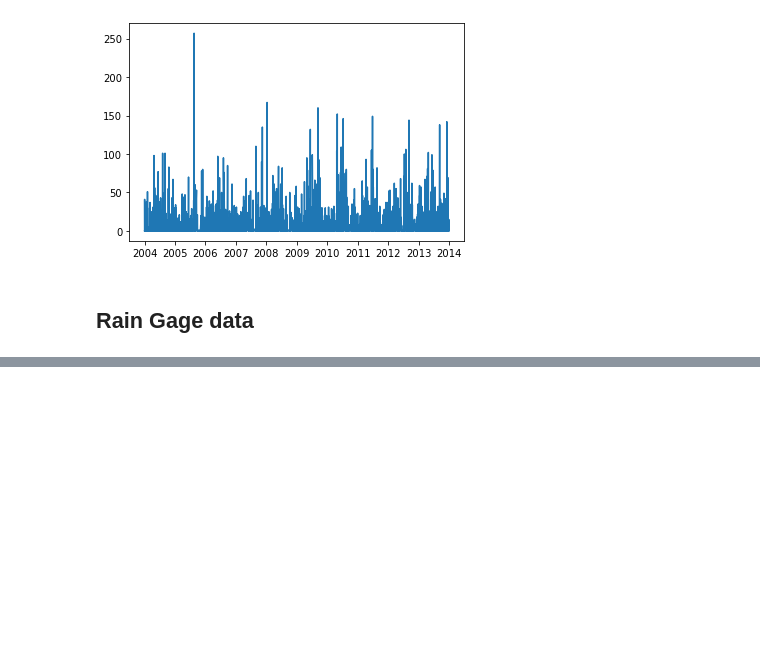
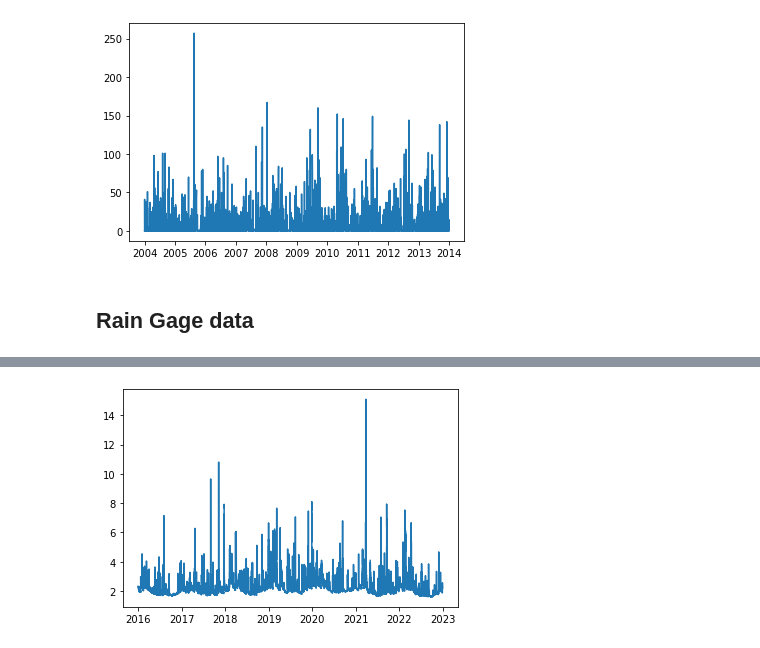
Before and after one commit to richardbradshaw/Nashville_Streams, a Jupyter notebook: Nashville_Streams.ipynb, the cells around one changed output, grey strips where cells are left out. Cells and saved outputs as stored; diff of their text form; code cells hidden in the pictures; blank space fills up the shorter version.

Commit message:
Sevenmile Creek data
Retrieved stream gage height and rainfall amounts at Sevenmile Creek.

```diff
--- a/Nashville_Streams.ipynb
+++ b/Nashville_Streams.ipynb
@@ -128,0 +153,3 @@ plt.plot(precip['date'], precip['value']);
+# %%
+sevenmile_gage = sevenmile_gage.drop(0)
+sevenmile_gage.head()
@@ -128,0 +195,2 @@ plt.plot(precip['date'], precip['value']);
+# %%
+sevenmile = pd.merge(sevenmile_gage, sevenmile_rain, how='right', on='datetime')
@@ -128,0 +218,10 @@ plt.plot(precip['date'], precip['value']);
+# %%
+sevenmile = sevenmile.drop(['agency_cd_x', 'site_no_x', 'tz_cd_x', 'agency_cd_y', 'site_no_y', 'tz_cd_y'], axis=1)
+
+sevenmile = sevenmile.rename({'131085_00065': 'gage_height', '131085_00065_cd': 'gage_height_code',
+                   '131087_00045': 'rain', '131087_00045_cd': 'rain_code'}, axis=1)
+
+sevenmile[['gage_height', 'rain']] = sevenmile[['gage_height', 'rain']].astype('float')
+
+sevenmile['datetime'] = pd.to_datetime(sevenmile['datetime'])
+sevenmile.info()
@@ -128,0 +241,8 @@ plt.plot(precip['date'], precip['value']);
+# %%
+sevenmile['year'] = sevenmile['datetime'].dt.year
+sevenmile['month'] = sevenmile['datetime'].dt.month
+sevenmile['day'] = sevenmile['datetime'].dt.dayofyear
+# %%
+plt.plot(sevenmile['datetime'], sevenmile['gage_height']);
+# %% [output]
+[figure, added]
```
Also changed, not shown: parts of 15 cells of this notebook.
